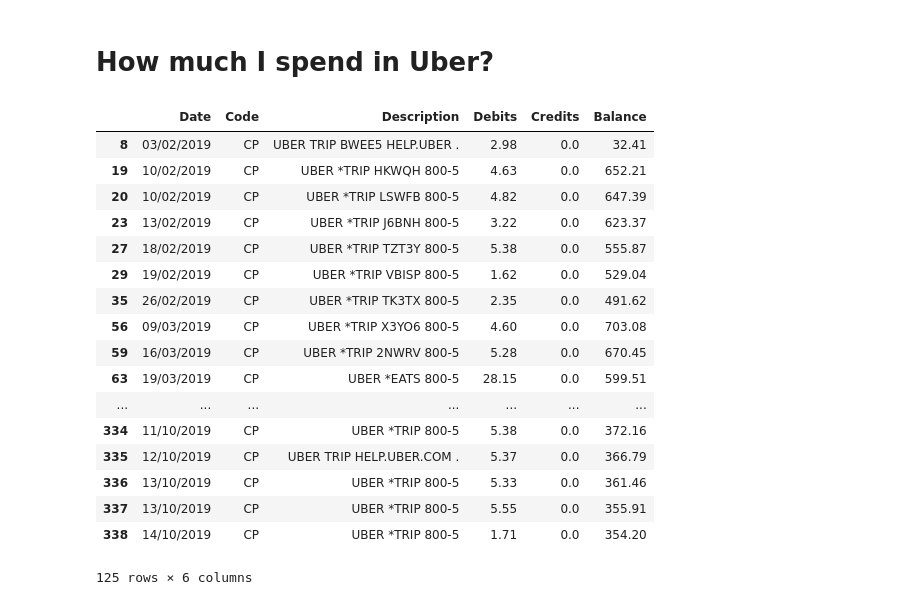
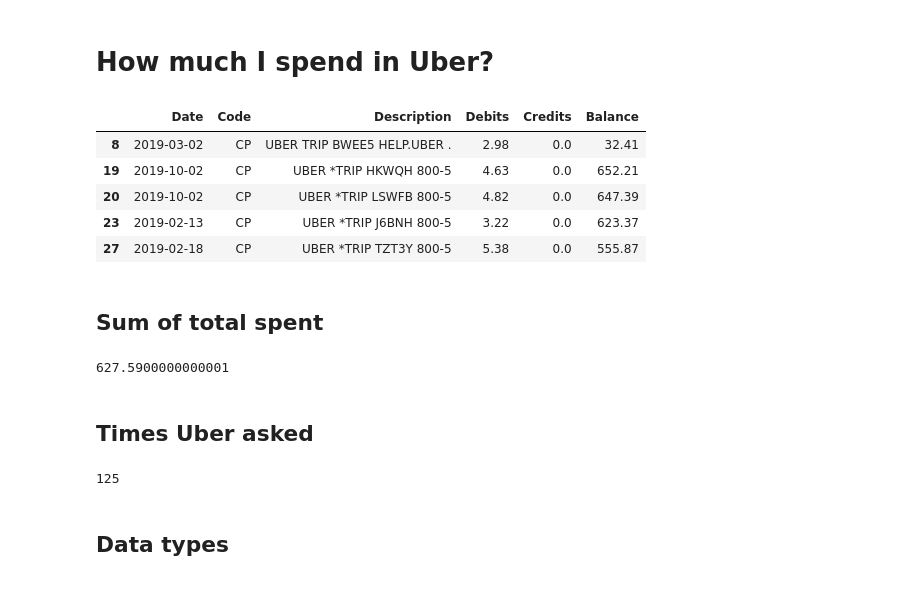
Before and after one commit to andrsGutirrz/Python-Knowledge, a Jupyter notebook: Pandas_walkthrough/Pandas Walkthrough.ipynb, the cells around one changed output. Drawn from its saved outputs; the diff is of its cells as text; code cells hidden in the pictures.

Commit message:
Uber done

```diff
--- a/Pandas_walkthrough/Pandas Walkthrough.ipynb
+++ b/Pandas_walkthrough/Pandas Walkthrough.ipynb
@@ -164,24 +164,29 @@ Spotify P0A79A17C7       S               1
 Name: Description, Length: 157, dtype: int64
+# %%
+my_bank['Date']= pd.to_datetime(my_bank['Date'])
 # %% [markdown]
 # How much I spend in Uber?
 # %%
-my_bank[my_bank['Description'].str.contains(pat = 'UBER', regex = True)]
+uber = my_bank[my_bank['Description'].str.contains(pat = 'UBER', regex = True)]
+uber.head()
 # %% [output]
 |  | Date | Code | Description | Debits | Credits | Balance |
-| 8 | 03/02/2019 | CP | UBER TRIP BWEE5 HELP.UBER . | 2.98 | 0.0 | 32.41 |
-| 19 | 10/02/2019 | CP | UBER *TRIP HKWQH 800-5 | 4.63 | 0.0 | 652.21 |
-| 20 | 10/02/2019 | CP | UBER *TRIP LSWFB 800-5 | 4.82 | 0.0 | 647.39 |
-| 23 | 13/02/2019 | CP | UBER *TRIP J6BNH 800-5 | 3.22 | 0.0 | 623.37 |
-| 27 | 18/02/2019 | CP | UBER *TRIP TZT3Y 800-5 | 5.38 | 0.0 | 555.87 |
-| 29 | 19/02/2019 | CP | UBER *TRIP VBISP 800-5 | 1.62 | 0.0 | 529.04 |
-| 35 | 26/02/2019 | CP | UBER *TRIP TK3TX 800-5 | 2.35 | 0.0 | 491.62 |
-| 56 | 09/03/2019 | CP | UBER *TRIP X3YO6 800-5 | 4.60 | 0.0 | 703.08 |
-| 59 | 16/03/2019 | CP | UBER *TRIP 2NWRV 800-5 | 5.28 | 0.0 | 670.45 |
-| 63 | 19/03/2019 | CP | UBER *EATS 800-5 | 28.15 | 0.0 | 599.51 |
-| ... | ... | ... | ... | ... | ... | ... |
-| 334 | 11/10/2019 | CP | UBER *TRIP 800-5 | 5.38 | 0.0 | 372.16 |
-| 335 | 12/10/2019 | CP | UBER TRIP HELP.UBER.COM . | 5.37 | 0.0 | 366.79 |
-| 336 | 13/10/2019 | CP | UBER *TRIP 800-5 | 5.33 | 0.0 | 361.46 |
-| 337 | 13/10/2019 | CP | UBER *TRIP 800-5 | 5.55 | 0.0 | 355.91 |
-| 338 | 14/10/2019 | CP | UBER *TRIP 800-5 | 1.71 | 0.0 | 354.20 |
+| 8 | 2019-03-02 | CP | UBER TRIP BWEE5 HELP.UBER . | 2.98 | 0.0 | 32.41 |
+| 19 | 2019-10-02 | CP | UBER *TRIP HKWQH 800-5 | 4.63 | 0.0 | 652.21 |
+| 20 | 2019-10-02 | CP | UBER *TRIP LSWFB 800-5 | 4.82 | 0.0 | 647.39 |
+| 23 | 2019-02-13 | CP | UBER *TRIP J6BNH 800-5 | 3.22 | 0.0 | 623.37 |
+| 27 | 2019-02-18 | CP | UBER *TRIP TZT3Y 800-5 | 5.38 | 0.0 | 555.87 |
-125 rows × 6 columns
+# %% [markdown]
+## Sum of total spent
+# %%
+uber['Debits'].sum()
+# %% [output]
+627.5900000000001
+# %% [markdown]
+## Times Uber asked
+# %%
+uber.shape[0]
+# %% [output]
+125
+# %% [markdown]
+## Data types
```
Also changed, not shown: parts of 13 cells of this notebook, 1 other file.
